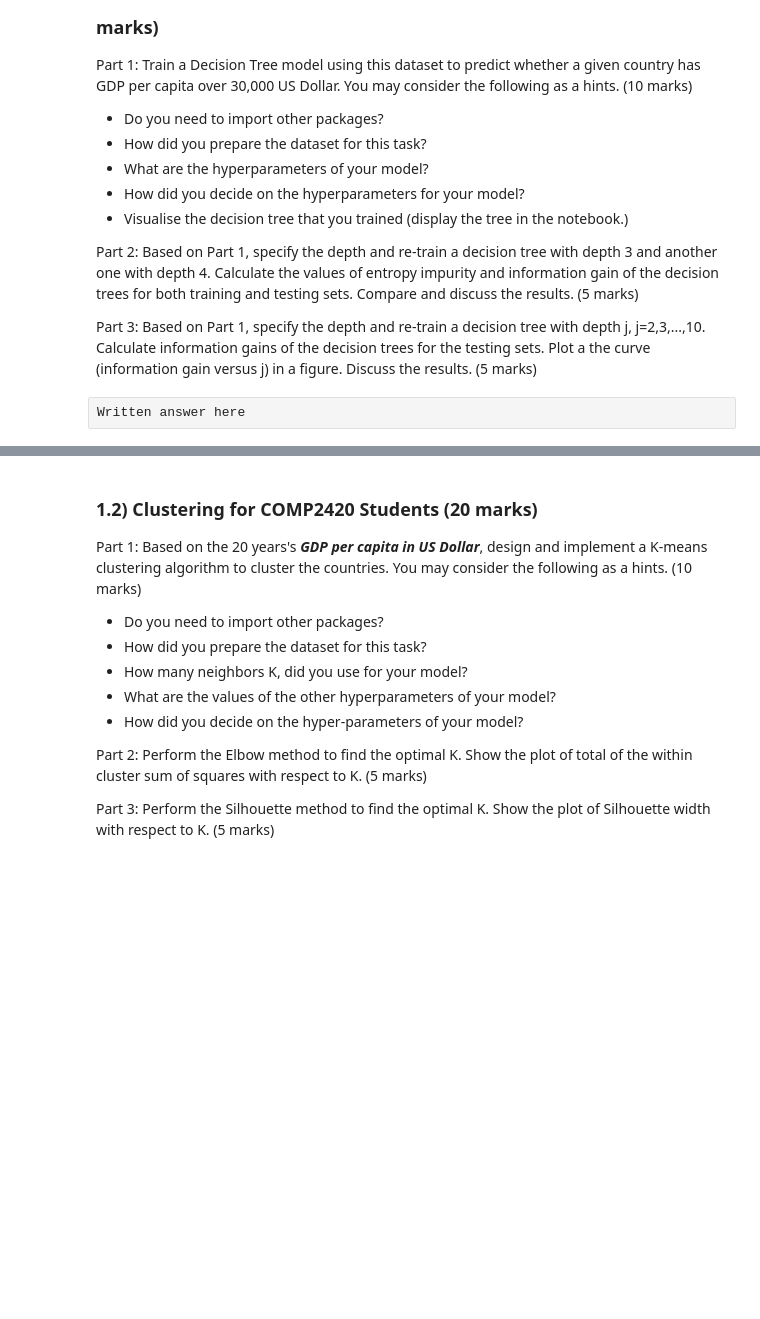
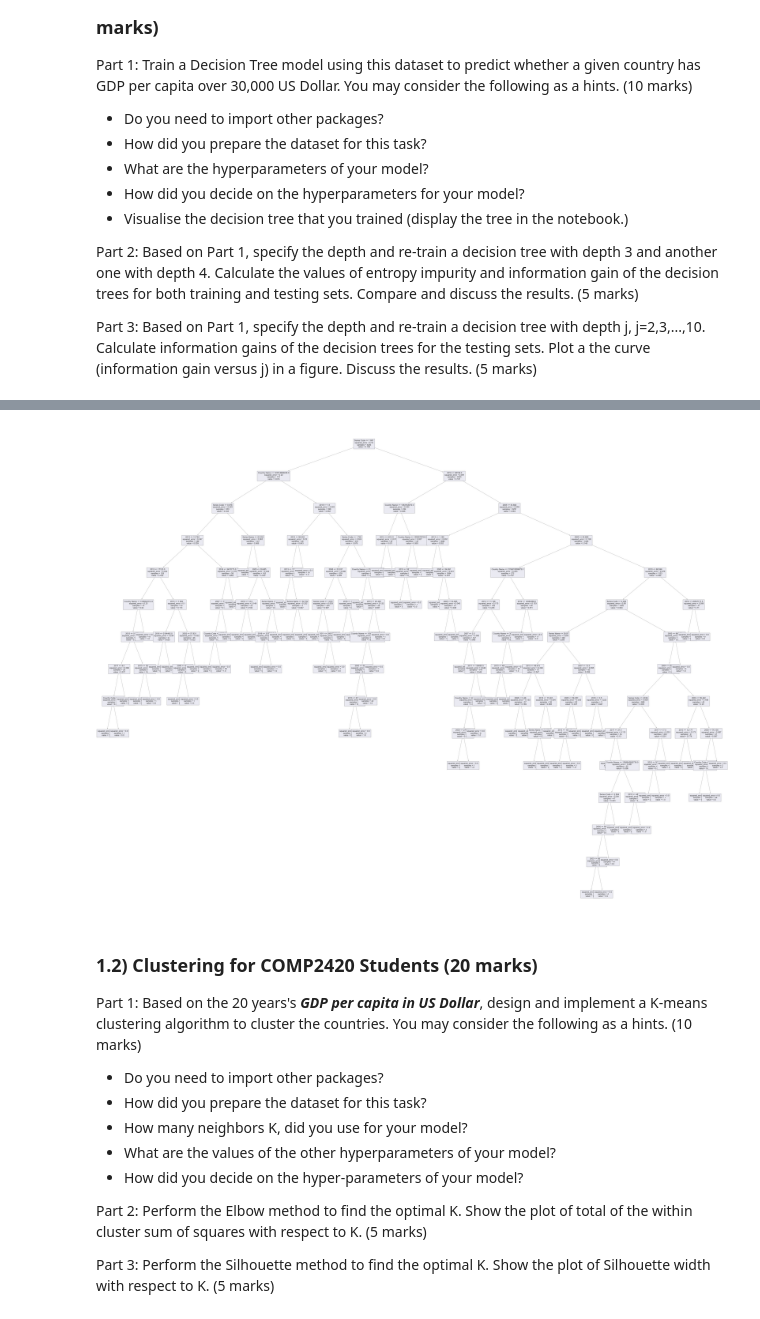
Before and after one commit to mannith-narayan/Data-Analysis-2, a Jupyter notebook: Assignment_2_2023.ipynb, the cells around one changed output, grey strips where cells are left out. Cells and saved outputs as stored; diff of their text form; code cells hidden in the pictures; blank space fills up the shorter version.

```diff
--- a/Assignment_2_2023.ipynb
+++ b/Assignment_2_2023.ipynb
@@ -150,2 +354,72 @@ Part 3: Based on Part 1, specify the depth and re-train a decision tree with dep
-# %% [raw]
-Written answer here
+# %%
+from sklearn.tree import DecisionTreeClassifier,DecisionTreeRegressor
+
+
+from sklearn import tree
+
+#PART 1
+treeData = new_data
+treeData = treeData.drop('GDP per capita (current US$)', axis = 1)
+# Split the data into training and testing sets
+train_data, test_data = train_test_split(treeData, train_size=0.8, random_state=123)
+x_train = train_data.to_numpy()[:,3 :-1]
+y_train = train_data.to_numpy()[:, -1]
+
+x_test = test_data.to_numpy()[:,3 :-1]
+y_test = test_data.to_numpy()[:, -1]
+
+decision_tree = DecisionTreeRegressor()
+
+decision_tree.fit(x_train,y_train)
+print("Decision Tree Regression Score: {:.3}".format(decision_tree.score(x_test, y_test)))
+fig = plt.figure(figsize=(45, 35))
+tree.plot_tree(decision_tree, fontsize=8, feature_names=data.columns, class_names=['elliptical', 'spiral'])
+print("")
+
+#PART 2
+print("          DEPTH 3")
+decision_tree_depth_3 = DecisionTreeRegressor(max_depth = 3)
+decision_tree_depth_3.fit(x_train,y_train)
+print("Decision Tree Regression Score: {:.3}".format(decision_tree_depth_3.score(x_test, y_test)))
+
+#Training Set
+gini_impurity = decision_tree_depth_3.tree_.impurity[0]  #root node
+gini_leaf_nodes = decision_tree_depth_3.tree_.impurity[1:]
+gini_weight = decision_tree_depth_3.tree_.n_node_samples[1:]
+
+gini_gain = gini_impurity - (np.average(gini_leaf_nodes, weights= gini_weight))
+print("-----Training  set----- ")
+print("Gini Impurity :", gini_impurity)
+print("Gini Gain :", gini_gain)
+#testing set
+decision_tree_depth_3.fit(x_test, y_test)
+gini_impurity = decision_tree_depth_3.tree_.impurity[0]  #root node
+gini_leaf_nodes = decision_tree_depth_3.tree_.impurity[1:]
+gini_weight = decision_tree_depth_3.tree_.n_node_samples[1:]
+gini_gain = gini_impurity - (np.average(gini_leaf_nodes, weights= gini_weight))
+print("------Testing set -----")
+print("Gini Impurity :", gini_impurity)
+print("Gini Gain :", gini_gain)
+print("")
+print("          DEPTH 4")
+decision_tree_depth_4 = DecisionTreeRegressor(max_depth = 4)
+decision_tree_depth_4.fit(x_train,y_train)
+print("Decision Tree  Regression Score: {:.3}".format(decision_tree_depth_4.score(x_test, y_test)))
+#Training set
+gini_impurity = decision_tree_depth_4.tree_.impurity[0] #root node
+gini_leaf_nodes = decision_tree_depth_4.tree_.impurity[1:]
+gini_weight = decision_tree_depth_4.tree_.n_node_samples[1:]
+gini_gain = gini_impurity - (np.average(gini_leaf_nodes, weights= gini_weight))
+print("-----Training  set----- ")
+print("Gini Impurity :", gini_impurity)
+print("Gini Gain :", gini_gain)
+#Testing set
+decision_tree_depth_4.fit(x_test, y_test)
+gini_impurity = decision_tree_depth_4.tree_.impurity[0]  #root node
+gini_leaf_nodes = decision_tree_depth_4.tree_.impurity[1:]
+gini_weight = decision_tree_depth_4.tree_.n_node_samples[1:]
+gini_gain = gini_impurity - (np.average(gini_leaf_nodes, weights= gini_weight))
+print("------Testing set -----")
+print("Gini Impurity :", gini_impurity)
+print("Gini Gain :", gini_gain)
+# %% [output]
@@ -152,3 +445,4 @@ Written answer here
+[figure, added]
 # %% [markdown]
 ### 1.2) Clustering for COMP2420 Students  (20 marks)
 
```
Also changed, not shown: parts of 43 cells of this notebook, 3 other files.
